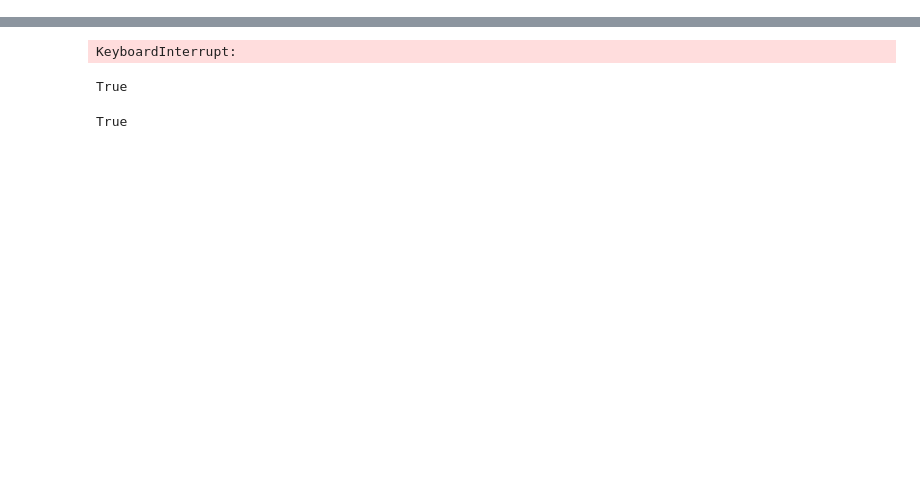
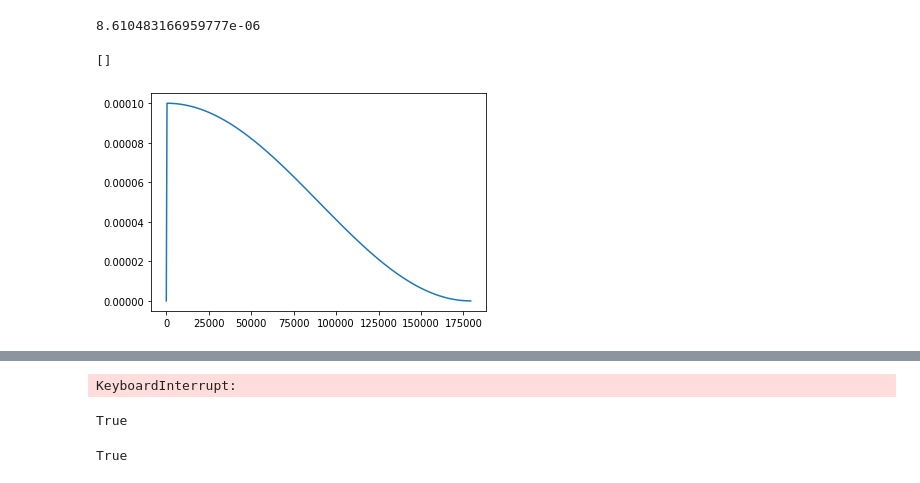
Before and after one commit to Aykhan-sh/Minecraft_skin_generator, a Jupyter notebook: debug.ipynb, the cells around one changed output, grey strips where cells are left out. Drawn from its saved outputs; the diff is of its cells as text; code cells hidden in the pictures; blank space fills up the shorter version.

Commit message:
first model trained

```diff
--- a/debug.ipynb
+++ b/debug.ipynb
@@ -8,0 +17,11 @@ from defs import *
+# %%
+from diffusers.optimization import get_cosine_schedule_with_warmup
+import torch
+
+model = torch.nn.Sequential(torch.nn.Conv2d(3,3,3))
+optimizer = torch.optim.AdamW(model.parameters(), lr=0.00009)
+
+lr_scheduler = get_cosine_schedule_with_warmup(
+    optimizer=optimizer,
+    num_warmup_steps=int(3585 * 0.01),
+    num_training_steps=(3585 * 10),)
@@ -9,3 +30,19 @@ from defs import *
+# %%
+lrs = []
+for i in range(50):
+    for j in range(3585):
+        lrs.append(optimizer.param_groups[0]['lr'])
+        lr_scheduler.step()
+# %%
+lrs[8*3585]
+# %% [output]
+8.610483166959777e-06
+# %%
+plt.plot(list(range(50*3585)), lrs)
+plt.plot()
+# %% [output]
+[]
+[figure, added]
 # %%
 dataset = CoverDataset(DATA_PATH, IMSIZE, None, True, False)
 train_dataloader = DataLoader(
```
Also changed, not shown: parts of 8 cells of this notebook, 8 other files.
